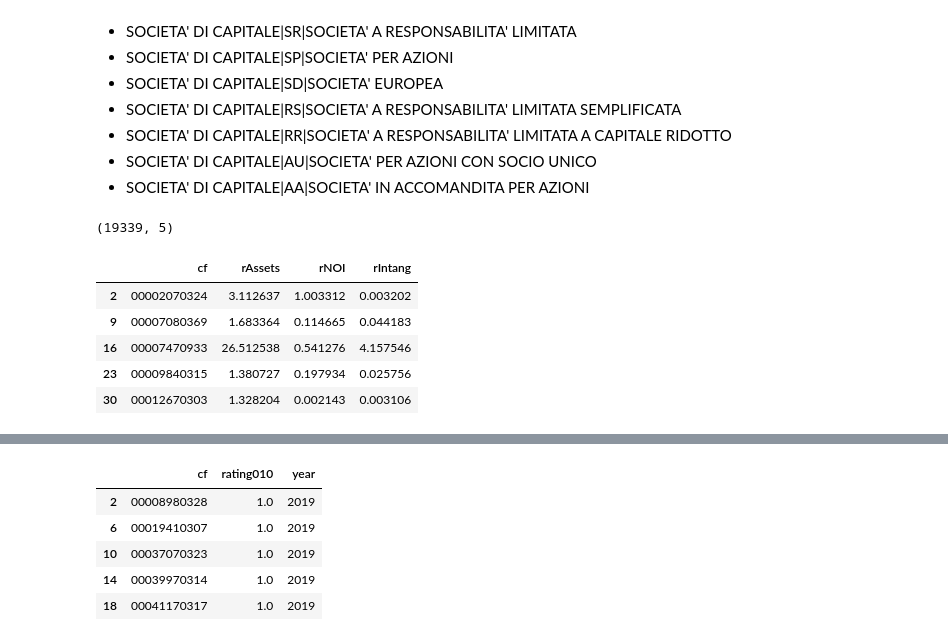
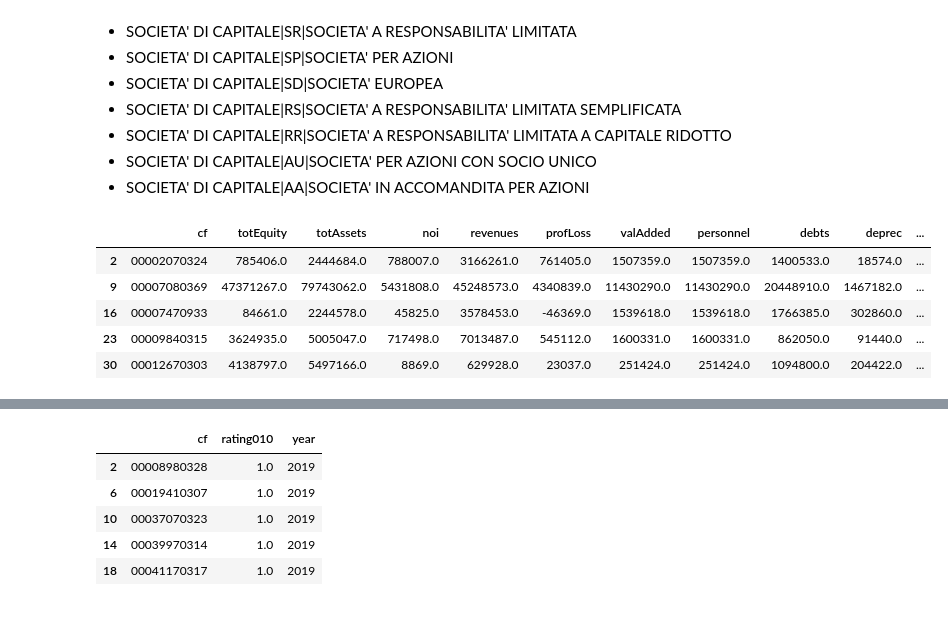
Before and after one commit to areasciencepark/maps_and_heatmaps, a Jupyter notebook: 01 data preparation and exploration.ipynb, the cells around one changed output, grey strips where cells are left out. Drawn from its saved outputs; the diff is of its cells as text; code cells hidden in the pictures.

```diff
--- a/01 data preparation and exploration.ipynb
+++ b/01 data preparation and exploration.ipynb
@@ -31,36 +31,51 @@ companies = companies[companies.prov.isin(['TS','GO','UD','PN'])]
 companies = companies[companies.ng2.isin(company_types)]
 companies = companies[companies.stato_impresa.isin(['ATTIVA'])]
 companies.shape
+cols_to_keep = ['cf','yearsInBusiness']
+
+companies.drop_duplicates(inplace=True)
+
+companies = companies[ cols_to_keep ]
-# %% [output]
-(19339, 5)
 # %%
 filename = r'../../_DataScience/____PHD_2021/_data/tidy/bsd.csv'
 # cols_to_use = ['cf', 'prov', 'year', 'totAssets', 'totIntang', 'accounts', 'totEquity',
 #        'debts', 'prod', 'revenues', 'personnel', 'valCost', 'ammort',
 #        'profLoss', 'valAdded', 'deprec', 'noi']
-cols_to_use = ['cf',  'year','totAssets', 'totIntang', 'totEquity', 'noi']
+cols_to_use = ['cf', 'year', 'totEquity', 'totAssets',  'noi',
+               'revenues', 'profLoss', 'valAdded', 'personnel',
+               'debts', 'deprec', 'totIntang']
 bsd = pd.read_csv(filename, dtype=str, usecols=cols_to_use)
 bsd = bsd[bsd.year == '2019']
 bsd['totEquity'] = bsd['totEquity'].astype(float)
 bsd['totAssets'] = bsd['totAssets'].astype(float)
 bsd['noi'] = bsd['noi'].astype(float)
+bsd['revenues'] = bsd['revenues'].astype(float)
+bsd['profLoss'] = bsd['profLoss'].astype(float)
+bsd['valAdded'] = bsd['valAdded'].astype(float)
+bsd['personnel'] = bsd['valAdded'].astype(float)
+bsd['debts'] = bsd['debts'].astype(float)
+bsd['deprec'] = bsd['deprec'].astype(float)
 bsd['totIntang'] = bsd['totIntang'].astype(float)
+
 
 bsd['rAssets'] = bsd.totAssets/bsd.totEquity
 bsd['rNOI'] =    bsd.noi/bsd.totEquity
 bsd['rIntang'] = bsd.totIntang/bsd.totEquity
 
-cols_to_use = ['cf', 'rAssets', 'rNOI', 'rIntang']
+
+cols_to_use = ['cf', 'totEquity', 'totAssets',  'noi',
+               'revenues', 'profLoss', 'valAdded', 'personnel',
+               'debts', 'deprec', 'totIntang', 'rAssets', 'rNOI', 'rIntang']
 bsd = bsd[ cols_to_use]
 
 bsd.head(5)
 # %% [output]
-|  | cf | rAssets | rNOI | rIntang |
-| 2 | 00002070324 | 3.112637 | 1.003312 | 0.003202 |
-| 9 | 00007080369 | 1.683364 | 0.114665 | 0.044183 |
-| 16 | 00007470933 | 26.512538 | 0.541276 | 4.157546 |
-| 23 | 00009840315 | 1.380727 | 0.197934 | 0.025756 |
-| 30 | 00012670303 | 1.328204 | 0.002143 | 0.003106 |
+|  | cf | totEquity | totAssets | noi | revenues | profLoss | valAdded | personnel | debts | deprec | ... |
+| 2 | 00002070324 | 785406.0 | 2444684.0 | 788007.0 | 3166261.0 | 761405.0 | 1507359.0 | 1507359.0 | 1400533.0 | 18574.0 | ... |
+| 9 | 00007080369 | 47371267.0 | 79743062.0 | 5431808.0 | 45248573.0 | 4340839.0 | 11430290.0 | 11430290.0 | 20448910.0 | 1467182.0 | ... |
+| 16 | 00007470933 | 84661.0 | 2244578.0 | 45825.0 | 3578453.0 | -46369.0 | 1539618.0 | 1539618.0 | 1766385.0 | 302860.0 | ... |
+| 23 | 00009840315 | 3624935.0 | 5005047.0 | 717498.0 | 7013487.0 | 545112.0 | 1600331.0 | 1600331.0 | 862050.0 | 91440.0 | ... |
+| 30 | 00012670303 | 4138797.0 | 5497166.0 | 8869.0 | 629928.0 | 23037.0 | 251424.0 | 251424.0 | 1094800.0 | 204422.0 | ... |
 # %%
 companies = companies.merge(bsd, on='cf')
 
```
Also changed, not shown: parts of 21 cells of this notebook, 4 other files.
